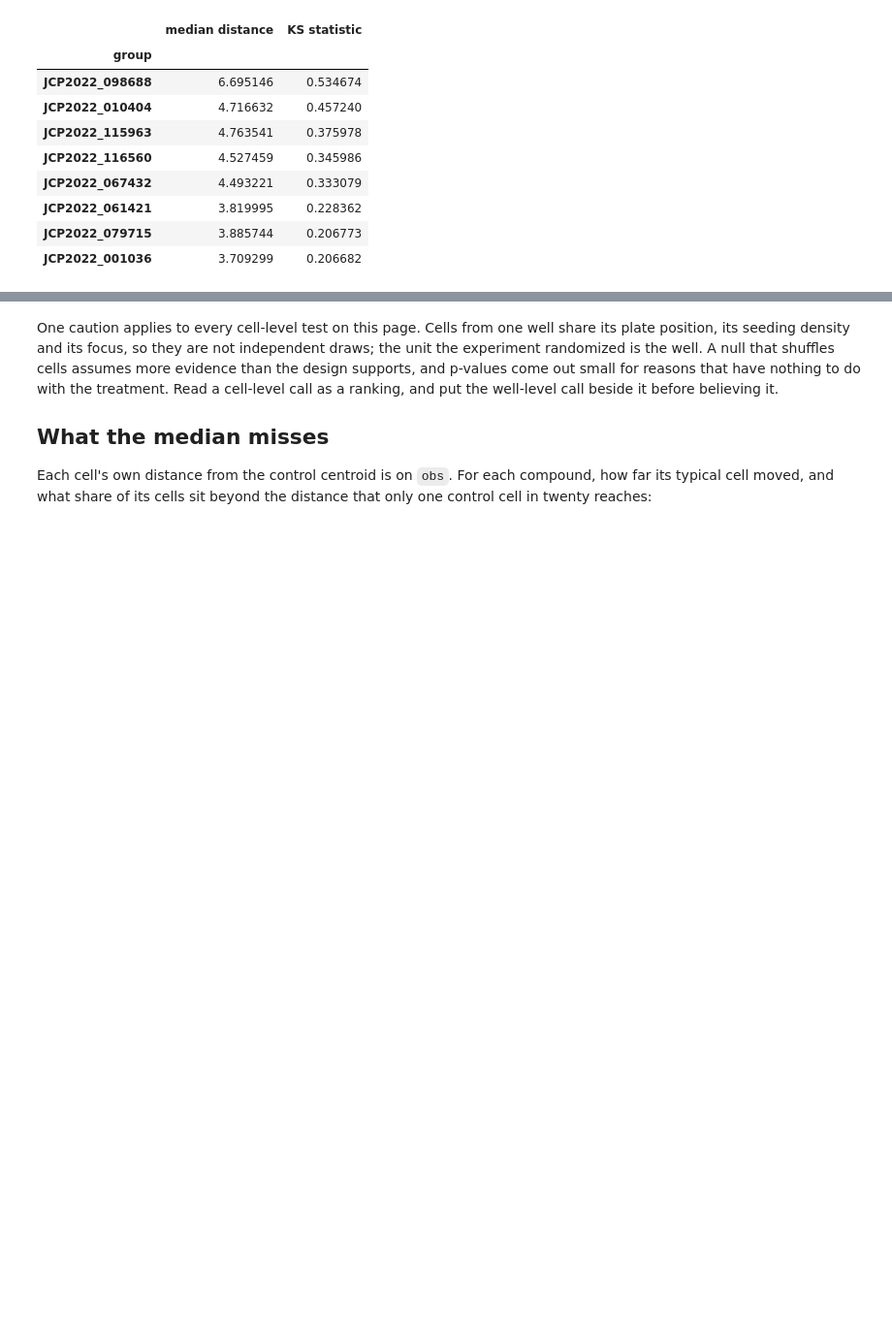
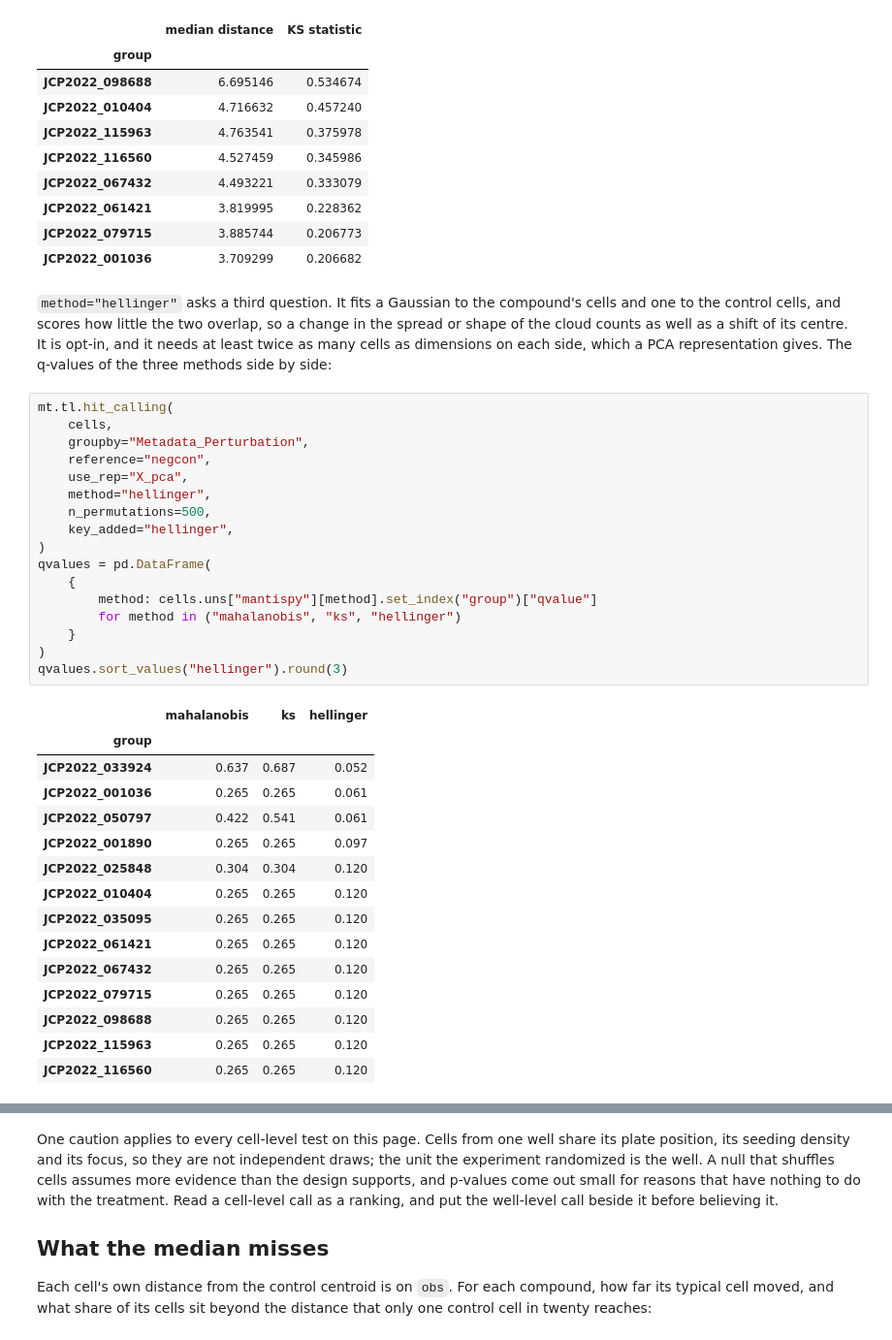
Before and after one commit to scverse/mantispy, a Jupyter notebook: docs/tutorials/single_cells/heterogeneity.ipynb, the cells around one changed output, grey strips where cells are left out. Shown at 97% size. Cells and saved outputs as stored; diff of their text form; blank space fills up the shorter version.

```diff
--- a/docs/tutorials/single_cells/heterogeneity.ipynb
+++ b/docs/tutorials/single_cells/heterogeneity.ipynb
@@ -81,3 +81,41 @@ comparison.sort_values("KS statistic", ascending=False).head(8)
 | JCP2022_061421 | 3.819995 | 0.228362 |
 | JCP2022_079715 | 3.885744 | 0.206773 |
 | JCP2022_001036 | 3.709299 | 0.206682 |
+# %% [markdown]
+`method="hellinger"` asks a third question. It fits a Gaussian to the compound's cells and one to the control
+cells, and scores how little the two overlap, so a change in the spread or shape of the cloud counts as well as a
+shift of its centre. It is opt-in, and it needs at least twice as many cells as dimensions on each side, which a
+PCA representation gives. The q-values of the three methods side by side:
+# %%
+mt.tl.hit_calling(
+    cells,
+    groupby="Metadata_Perturbation",
+    reference="negcon",
+    use_rep="X_pca",
+    method="hellinger",
+    n_permutations=500,
+    key_added="hellinger",
+)
+qvalues = pd.DataFrame(
+    {
+        method: cells.uns["mantispy"][method].set_index("group")["qvalue"]
+        for method in ("mahalanobis", "ks", "hellinger")
+    }
+)
+qvalues.sort_values("hellinger").round(3)
+# %% [output]
+|  | mahalanobis | ks | hellinger |
+| group |  |  |  |
+| JCP2022_033924 | 0.637 | 0.687 | 0.052 |
+| JCP2022_001036 | 0.265 | 0.265 | 0.061 |
+| JCP2022_050797 | 0.422 | 0.541 | 0.061 |
+| JCP2022_001890 | 0.265 | 0.265 | 0.097 |
+| JCP2022_025848 | 0.304 | 0.304 | 0.120 |
+| JCP2022_010404 | 0.265 | 0.265 | 0.120 |
+| JCP2022_035095 | 0.265 | 0.265 | 0.120 |
+| JCP2022_061421 | 0.265 | 0.265 | 0.120 |
+| JCP2022_067432 | 0.265 | 0.265 | 0.120 |
+| JCP2022_079715 | 0.265 | 0.265 | 0.120 |
+| JCP2022_098688 | 0.265 | 0.265 | 0.120 |
+| JCP2022_115963 | 0.265 | 0.265 | 0.120 |
+| JCP2022_116560 | 0.265 | 0.265 | 0.120 |
```
Also changed, not shown: parts of 3 cells of this notebook, 5 other files.
